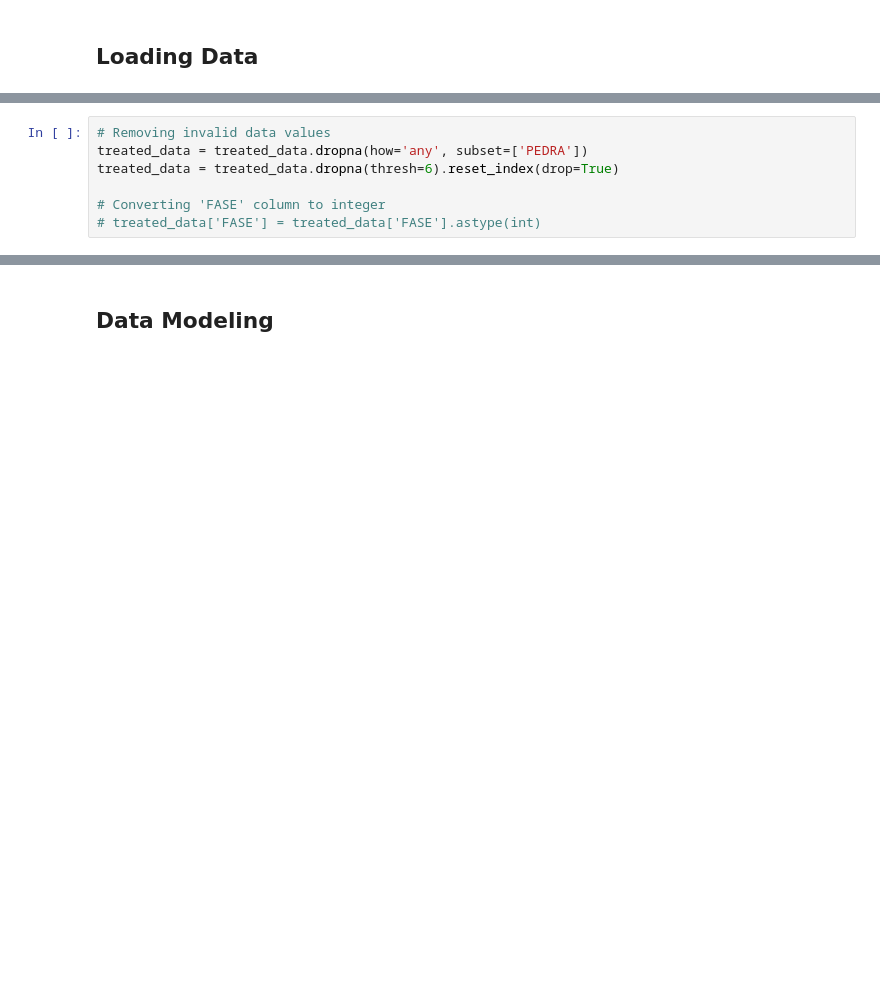
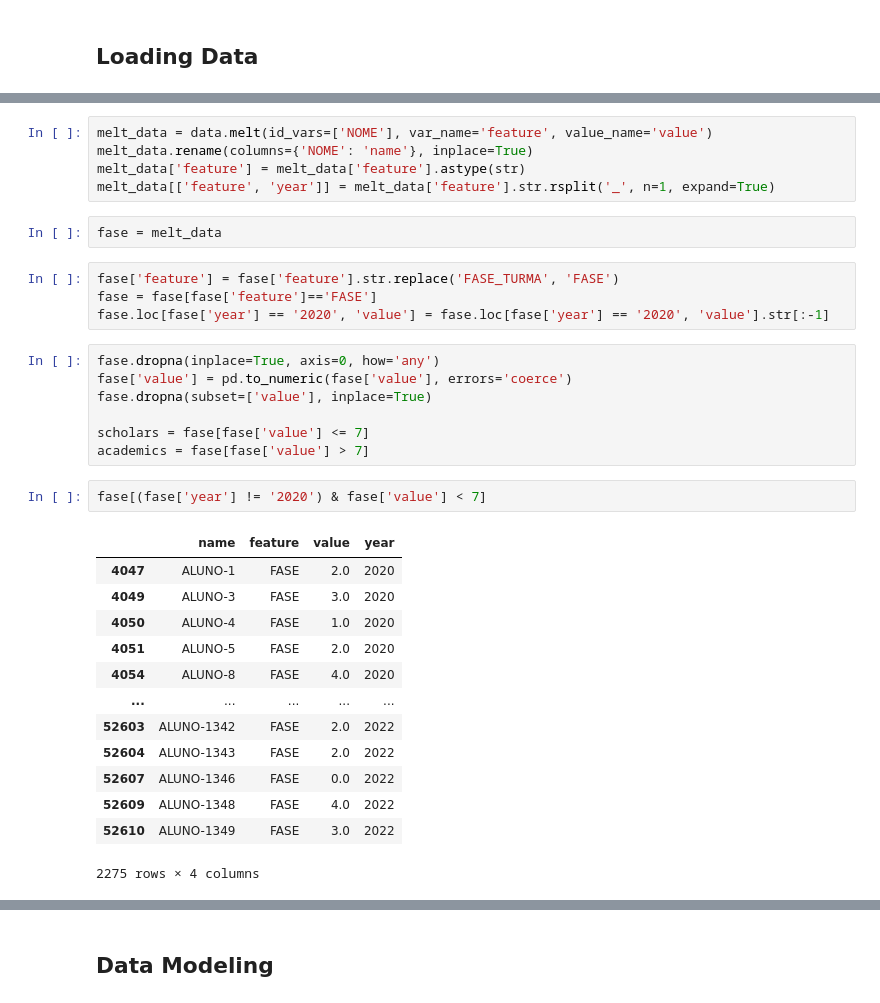
Before and after one commit to andersonpacheco1/passos-magicos-datathon, a Jupyter notebook: notebooks/1.6-aps-testing-models.ipynb, the cells around one changed output, grey strips where cells are left out. Drawn from its saved outputs; the diff is of its cells as text; blank space fills up the shorter version.

```diff
--- a/notebooks/1.6-aps-testing-models.ipynb
+++ b/notebooks/1.6-aps-testing-models.ipynb
@@ -90,7 +38,34 @@ treated_data = treated_data[treated_data['STUDENT'] == 0].drop(columns=['STUDENT
-# %%
-# Removing invalid data values
-treated_data = treated_data.dropna(how='any', subset=['PEDRA'])
-treated_data = treated_data.dropna(thresh=6).reset_index(drop=True)
-
-# Converting 'FASE' column to integer
-# treated_data['FASE'] = treated_data['FASE'].astype(int)
+# %%
+melt_data = data.melt(id_vars=['NOME'], var_name='feature', value_name='value')
+melt_data.rename(columns={'NOME': 'name'}, inplace=True)
+melt_data['feature'] = melt_data['feature'].astype(str)
+melt_data[['feature', 'year']] = melt_data['feature'].str.rsplit('_', n=1, expand=True)
+# %%
+fase = melt_data
+# %%
+fase['feature'] = fase['feature'].str.replace('FASE_TURMA', 'FASE')
+fase = fase[fase['feature']=='FASE']
+fase.loc[fase['year'] == '2020', 'value'] = fase.loc[fase['year'] == '2020', 'value'].str[:-1]
+# %%
+fase.dropna(inplace=True, axis=0, how='any')
+fase['value'] = pd.to_numeric(fase['value'], errors='coerce')
+fase.dropna(subset=['value'], inplace=True)
+
+scholars = fase[fase['value'] <= 7]
+academics = fase[fase['value'] > 7]
+# %%
+fase[(fase['year'] != '2020') & fase['value'] < 7]
+# %% [output]
+|  | name | feature | value | year |
+| 4047 | ALUNO-1 | FASE | 2.0 | 2020 |
+| 4049 | ALUNO-3 | FASE | 3.0 | 2020 |
+| 4050 | ALUNO-4 | FASE | 1.0 | 2020 |
+| 4051 | ALUNO-5 | FASE | 2.0 | 2020 |
+| 4054 | ALUNO-8 | FASE | 4.0 | 2020 |
+| ... | ... | ... | ... | ... |
+| 52603 | ALUNO-1342 | FASE | 2.0 | 2022 |
+| 52604 | ALUNO-1343 | FASE | 2.0 | 2022 |
+| 52607 | ALUNO-1346 | FASE | 0.0 | 2022 |
+| 52609 | ALUNO-1348 | FASE | 4.0 | 2022 |
+| 52610 | ALUNO-1349 | FASE | 3.0 | 2022 |
+2275 rows × 4 columns
```
Also changed, not shown: parts of 36 cells of this notebook, 11 other files.
